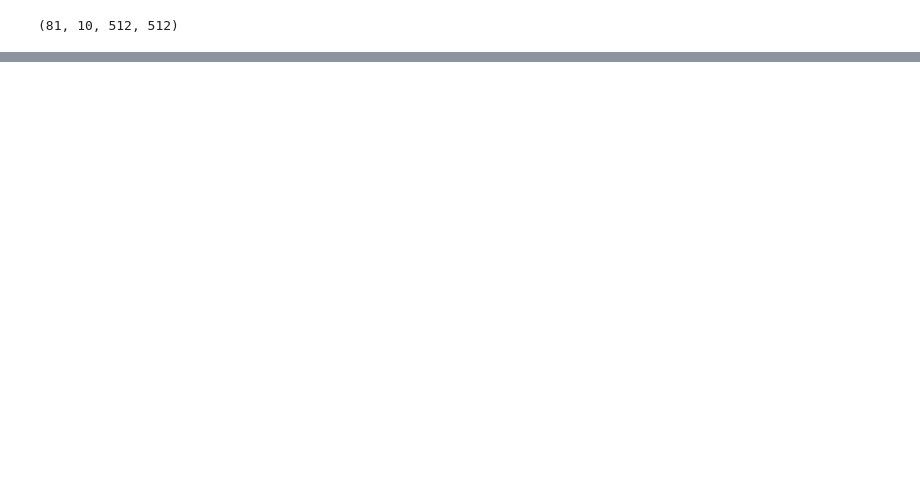
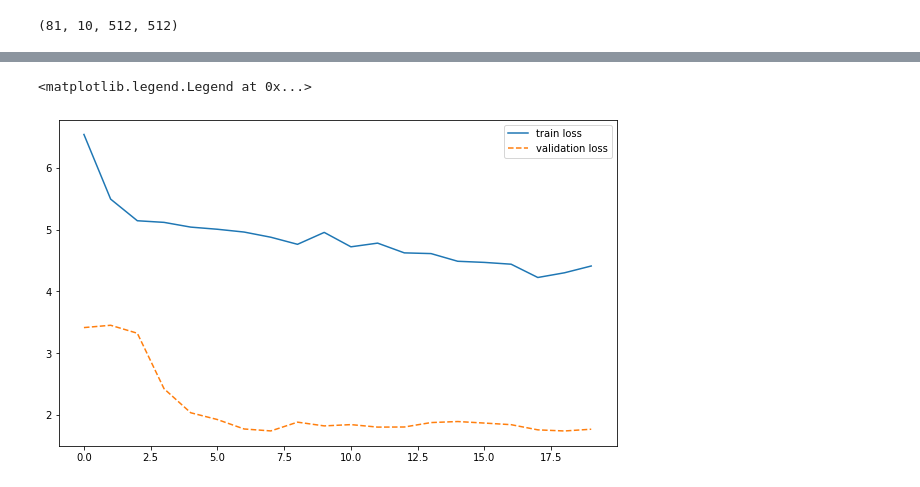
Before and after one commit to Majid-Sohrabi/PINN-medical-diagnostic, a Jupyter notebook: PINN-medical-diagnostic.ipynb, the cells around one changed output, grey strips where cells are left out. Drawn from its saved outputs; the diff is of its cells as text; code cells hidden in the pictures; blank space fills up the shorter version.

Commit message:
first model

```diff
--- a/PINN-medical-diagnostic.ipynb
+++ b/PINN-medical-diagnostic.ipynb
@@ -344,0 +103,5 @@ weighted avg       0.69      0.69      0.69     10000
+# %%
+# split the dataset into train and test
+X_train, X_test, y_train, y_test = train_test_split(all_data, all_targets_onehot, test_size=0.3, random_state=42, shuffle=True)
+
+x_tra, x_val, y_tra, y_val = train_test_split(X_train, y_train, test_size = 0.1, random_state=12, shuffle=True)
@@ -344,0 +159,29 @@ weighted avg       0.69      0.69      0.69     10000
+# %%
+from keras.layers import Conv2D, Input, Flatten, Dense, GaussianNoise
+from keras.layers import Dense, Dropout, Flatten, Reshape, GlobalAveragePooling2D, BatchNormalization, LSTM, MaxPooling2D
+
+cnn_ = models.Sequential()
+cnn_.add(Input(shape=(512, 512, 1)))
+cnn_.add(GaussianNoise(0.2))
+
+cnn_.add(Conv2D(filters=64, kernel_size=(3, 3), activation='relu'))
+cnn_.add(BatchNormalization())
+cnn_.add(MaxPooling2D(3))
+
+cnn_.add(Conv2D(filters=32, kernel_size=(3, 3), activation='relu'))
+cnn_.add(BatchNormalization())
+cnn_.add(MaxPooling2D(3))
+
+cnn_.add(Conv2D(filters=16, kernel_size=(3, 3), activation='relu'))
+cnn_.add(BatchNormalization())
+cnn_.add(MaxPooling2D(3))
+
+cnn_.add(GlobalAveragePooling2D())
+cnn_.add(Dropout(0.5))
+
+cnn_.add(Flatten())
+cnn_.add(Dense(16, activation='relu'))
+cnn_.add(Dense(7, activation='softmax'))
+
+
+cnn_.summary()
@@ -344,0 +206,12 @@ weighted avg       0.69      0.69      0.69     10000
+# %%
+cnn_.compile(optimizer='adam', loss='categorical_crossentropy', metrics=['accuracy'])
+
+history_2 = cnn_.fit(x_tra, y_tra, validation_data=(x_val, y_val), epochs=20, class_weight=class_weight)
+# %%
+plt.figure(figsize=(10, 6))
+plt.plot(history_2.history['loss'])
+plt.plot(history_2.history['val_loss'], '--')
+plt.legend(['train loss', 'validation loss'])
+# %% [output]
+<matplotlib.legend.Legend at 0x...>
+[figure, added]
```
Also changed, not shown: parts of 53 cells of this notebook.
